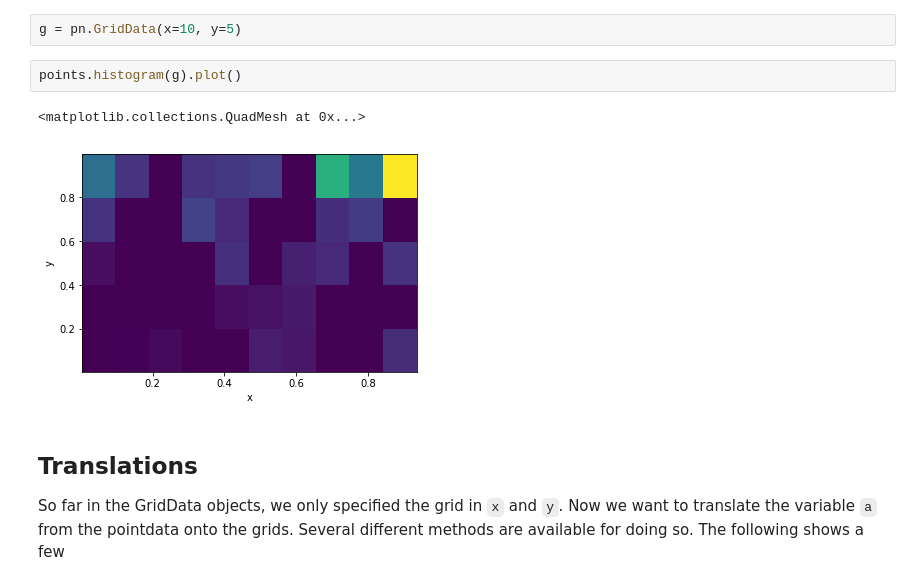
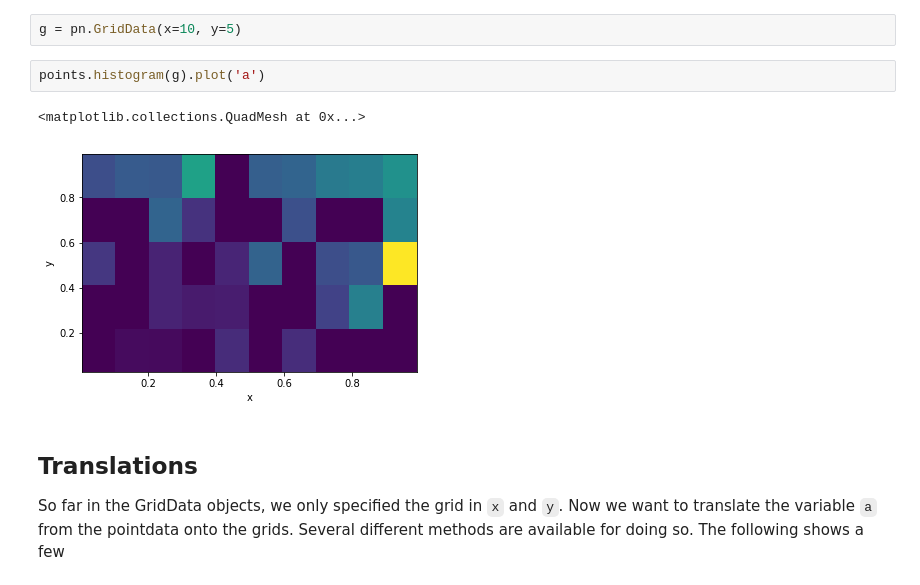
Before and after one commit to philippeller/dama, a Jupyter notebook: notebooks/example.ipynb, the cells around one changed output. Drawn from its saved outputs; the diff is of its cells as text.

```diff
--- a/notebooks/example.ipynb
+++ b/notebooks/example.ipynb
@@ -38,10 +38,10 @@ The class Grid allows to define all such dimesnions. Here we will create a regul
 # %%
 g = pn.GridData(x=10, y=5)
 # %%
-points.histogram(g).plot()
+points.histogram(g).plot('a')
 # %% [output]
 <matplotlib.collections.QuadMesh at 0x...>
-[figure, old version]
+[figure, new version]
 # %% [markdown]
 ## Translations
 So far in the GridData objects, we only specified the grid in `x` and `y`. Now we want to translate the variable `a` from the pointdata onto the grids. Several different methods are available for doing so. The following shows a few
```
Also changed, not shown: parts of 15 cells of this notebook, 4 other files.
